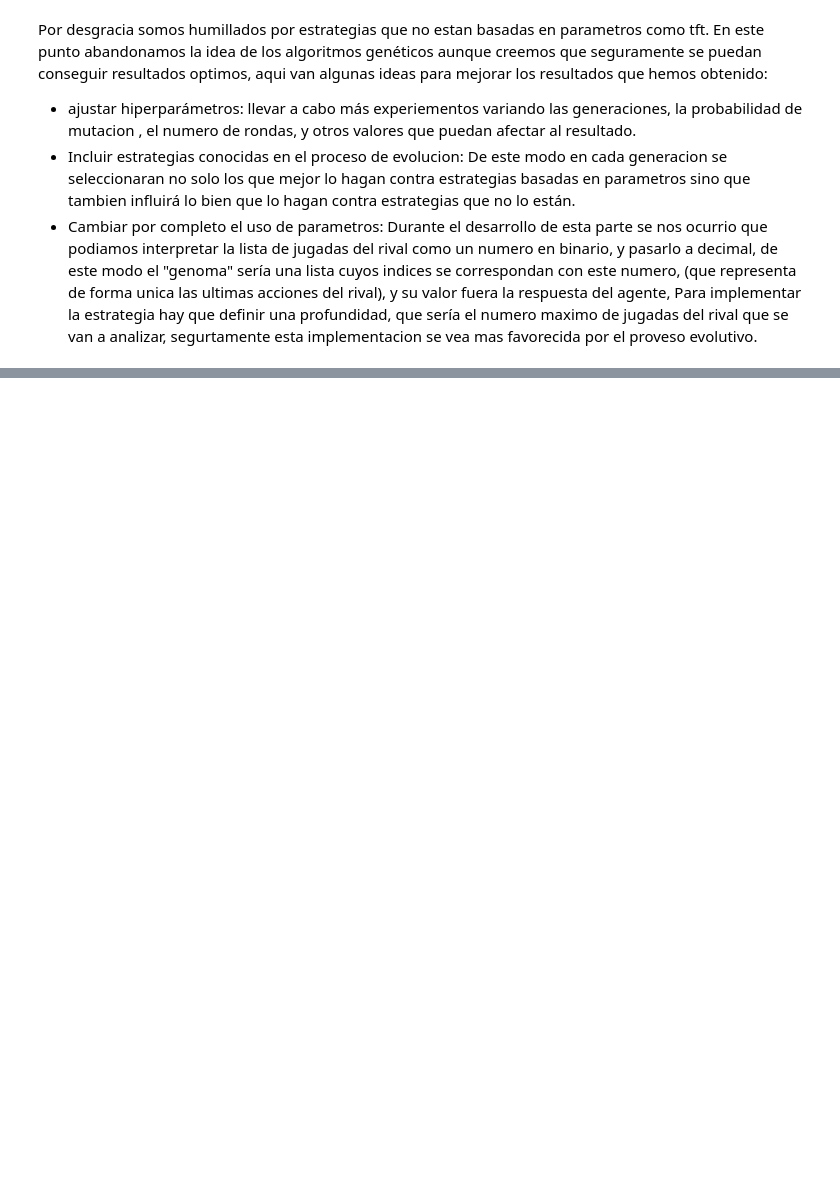
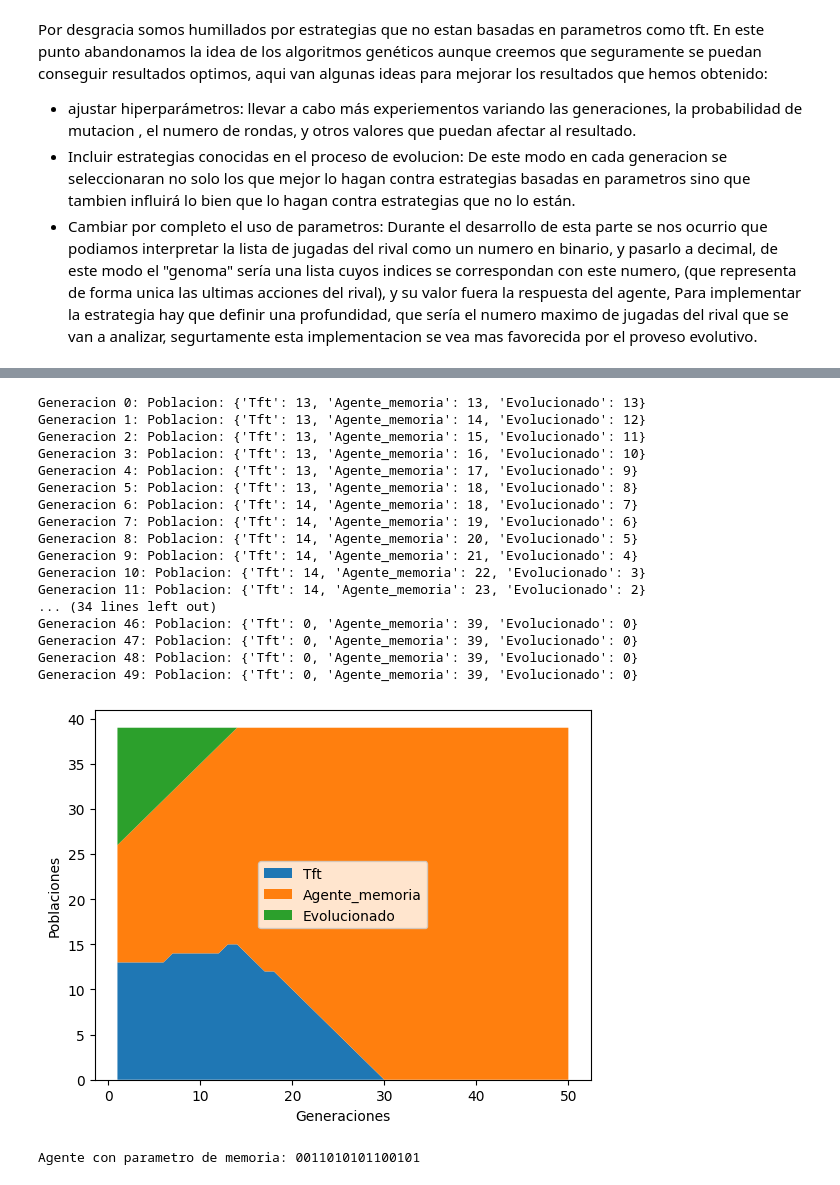
Before and after one commit to iocolopus/practica_1_aln, a Jupyter notebook: dpi/Razonamiento_etrategia.ipynb, the cells around one changed output, grey strips where cells are left out. Saved outputs shown, nothing was run; the diff lists cells and outputs as text; code cells hidden in the pictures; blank space fills up the shorter version.

```diff
--- a/dpi/Razonamiento_etrategia.ipynb
+++ b/dpi/Razonamiento_etrategia.ipynb
@@ -298,0 +471,5 @@ Por desgracia somos humillados por estrategias que no estan basadas en parametro
+# %%
+evolucionar = Evolucionar(generaciones=10000, poblacion_inicial=30, reprodctividad=0.2, n_rondas=15, error=0.01)
+evolucionar.simular()
+# %%
+agente_memoria_evolucionado = evolucionar.poblacion.lista_poblacion[0]
@@ -298,0 +498,25 @@ Por desgracia somos humillados por estrategias que no estan basadas en parametro
+# %%
+lista_jugadores = [tft, agente_memoria_evolucionado, agente_evolucionado]
+
+torneo_evolutivo = Torneo_evolutivo(lista_jugadores, generaciones=50, error=0.01, polacion_inicial=40, n_rondas=30)
+torneo_evolutivo.simular(imprimir=True)
+torneo_evolutivo.dibujar_resultados()
+# %% [output]
+Generacion 0: Poblacion: {'Tft': 13, 'Agente_memoria': 13, 'Evolucionado': 13}
+Generacion 1: Poblacion: {'Tft': 13, 'Agente_memoria': 14, 'Evolucionado': 12}
+Generacion 2: Poblacion: {'Tft': 13, 'Agente_memoria': 15, 'Evolucionado': 11}
+Generacion 3: Poblacion: {'Tft': 13, 'Agente_memoria': 16, 'Evolucionado': 10}
+Generacion 4: Poblacion: {'Tft': 13, 'Agente_memoria': 17, 'Evolucionado': 9}
+Generacion 5: Poblacion: {'Tft': 13, 'Agente_memoria': 18, 'Evolucionado': 8}
+Generacion 6: Poblacion: {'Tft': 14, 'Agente_memoria': 18, 'Evolucionado': 7}
+Generacion 7: Poblacion: {'Tft': 14, 'Agente_memoria': 19, 'Evolucionado': 6}
+Generacion 8: Poblacion: {'Tft': 14, 'Agente_memoria': 20, 'Evolucionado': 5}
+Generacion 9: Poblacion: {'Tft': 14, 'Agente_memoria': 21, 'Evolucionado': 4}
+Generacion 10: Poblacion: {'Tft': 14, 'Agente_memoria': 22, 'Evolucionado': 3}
+Generacion 11: Poblacion: {'Tft': 14, 'Agente_memoria': 23, 'Evolucionado': 2}
+... (34 lines left out)
+Generacion 46: Poblacion: {'Tft': 0, 'Agente_memoria': 39, 'Evolucionado': 0}
+Generacion 47: Poblacion: {'Tft': 0, 'Agente_memoria': 39, 'Evolucionado': 0}
+Generacion 48: Poblacion: {'Tft': 0, 'Agente_memoria': 39, 'Evolucionado': 0}
+Generacion 49: Poblacion: {'Tft': 0, 'Agente_memoria': 39, 'Evolucionado': 0}
+[figure, added]
@@ -298,0 +529,4 @@ Por desgracia somos humillados por estrategias que no estan basadas en parametro
+# %%
+agente_memoria_evolucionado
+# %% [output]
+Agente con parametro de memoria: 0011010101100101
```
Also changed, not shown: parts of 20 cells of this notebook, 2 other files.
